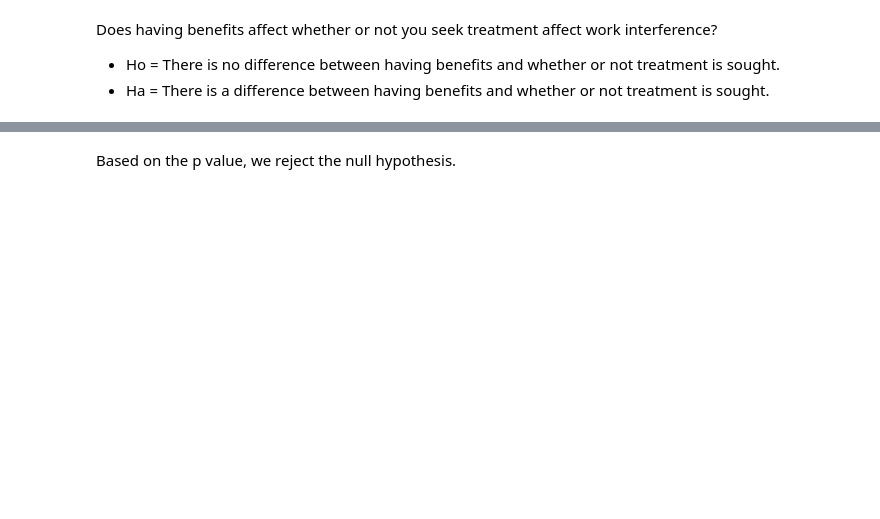
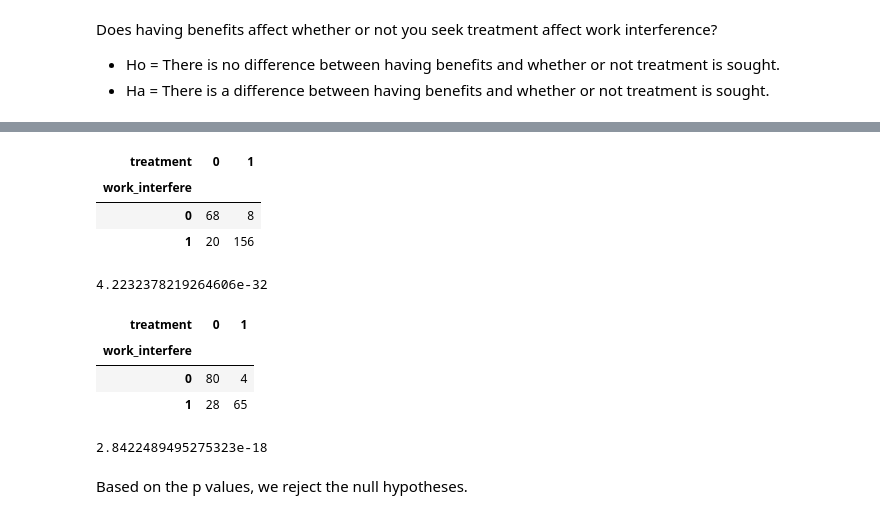
Before and after one commit to Mental-Health-In-Tech/tech-blues-capstone, a Jupyter notebook: Carls_notebook.ipynb, the cells around one changed output, grey strips where cells are left out. Cells and saved outputs as stored; diff of their text form; code cells hidden in the pictures; blank space fills up the shorter version.

```diff
--- a/Carls_notebook.ipynb
+++ b/Carls_notebook.ipynb
@@ -268,0 +295,9 @@ p
+# %%
+contingency_table4 = pd.crosstab(benefits_one.work_interfere, benefits_one.treatment)
+# %%
+contingency_table4
+# %% [output]
+| treatment | 0 | 1 |
+| work_interfere |  |  |
+| 0 | 68 | 8 |
+| 1 | 20 | 156 |
@@ -268,0 +308,4 @@ p
+# %%
+p
+# %% [output]
+4.2232378219264606e-32
@@ -268,0 +314,7 @@ p
+# %%
+contingency_table5
+# %% [output]
+| treatment | 0 | 1 |
+| work_interfere |  |  |
+| 0 | 80 | 4 |
+| 1 | 28 | 65 |
@@ -269,2 +323,7 @@ p
+# %%
+_, p, _, expected = test_results5
+p
+# %% [output]
+2.8422489495275323e-18
 # %% [markdown]
-Based on the p value, we reject the null hypothesis.
+Based on the p values, we reject the null hypotheses.
```
Also changed, not shown: parts of 38 cells of this notebook.
